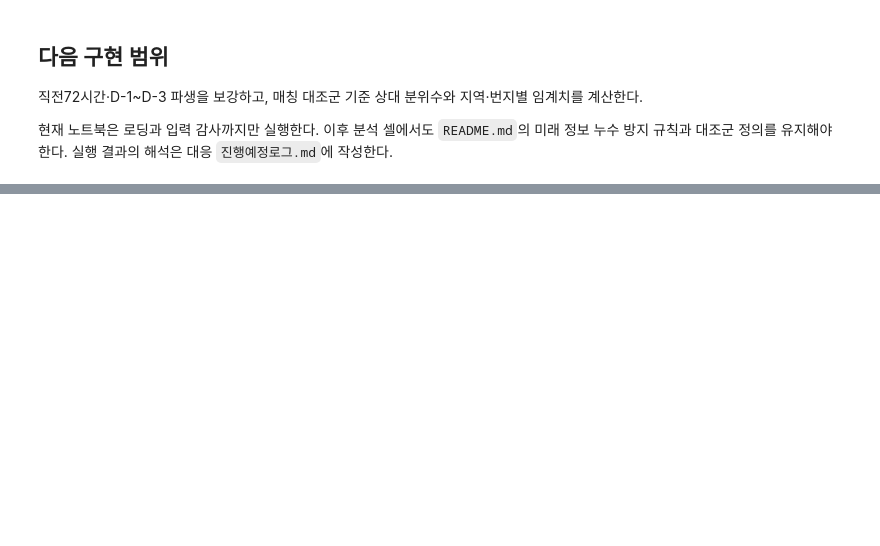
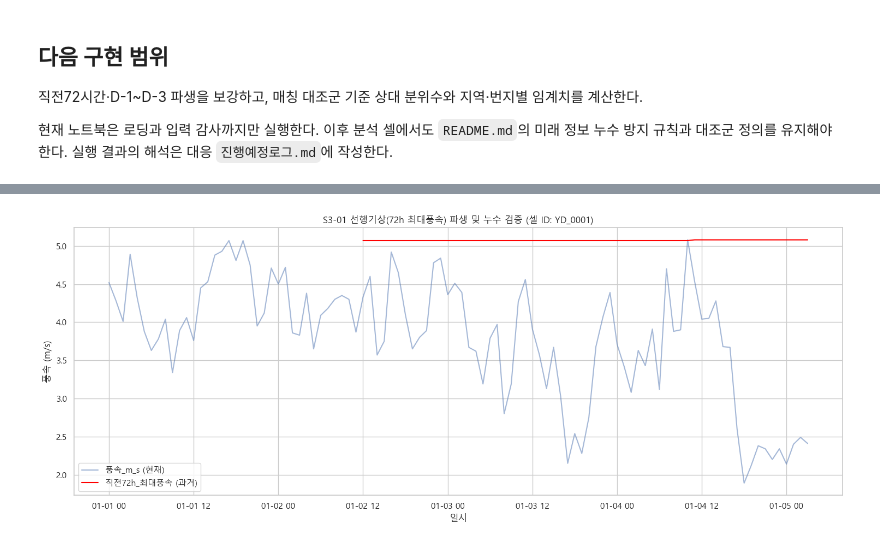
Before and after one commit to Max-JI64/farm-system-public-02, a Jupyter notebook: jsw/강원_재_EDA/Step3_산불발생_선행기상및국지임계치_심화분석.ipynb, the cells around one changed output, grey strips where cells are left out. Cells and saved outputs as stored; diff of their text form; code cells hidden in the pictures; blank space fills up the shorter version.

```diff
--- a/jsw/강원_재_EDA/Step3_산불발생_선행기상및국지임계치_심화분석.ipynb
+++ b/jsw/강원_재_EDA/Step3_산불발생_선행기상및국지임계치_심화분석.ipynb
@@ -144,0 +279,7 @@ display(frame_inventory(loaded_frames))
+# %%
+sample_cell = raw_hourly['기상셀ID'].unique()[0]
+sample_df = raw_hourly[raw_hourly['기상셀ID'] == sample_cell].sort_values('일시').head(100)
+
+check_df = sample_df[['일시', '풍속_m_s', '직전72h_최대풍속', '강수량_mm', '직전72h_강수량합']].copy()
+check_df.to_csv('outputs/Step3/tables/S3-01_leakage_check.csv', index=False)
+display(check_df.head(10))
@@ -144,0 +298,16 @@ display(frame_inventory(loaded_frames))
+# %%
+import matplotlib.pyplot as plt
+import seaborn as sns
+
+plt.figure(figsize=(15, 6))
+plt.plot(sample_df['일시'], sample_df['풍속_m_s'], label='풍속_m_s (현재)', alpha=0.5)
+plt.plot(sample_df['일시'], sample_df['직전72h_최대풍속'], label='직전72h_최대풍속 (과거)', color='red')
+plt.title(f'S3-01 선행기상(72h 최대풍속) 파생 및 누수 검증 (셀 ID: {sample_cell})')
+plt.xlabel('일시')
+plt.ylabel('풍속 (m/s)')
+plt.legend()
+plt.tight_layout()
+plt.savefig('outputs/Step3/plots/S3-01_lead_time_series.png', dpi=150)
+plt.show()
+# %% [output]
+[figure, added]
```
Also changed, not shown: parts of 11 cells of this notebook, 6 other files.
